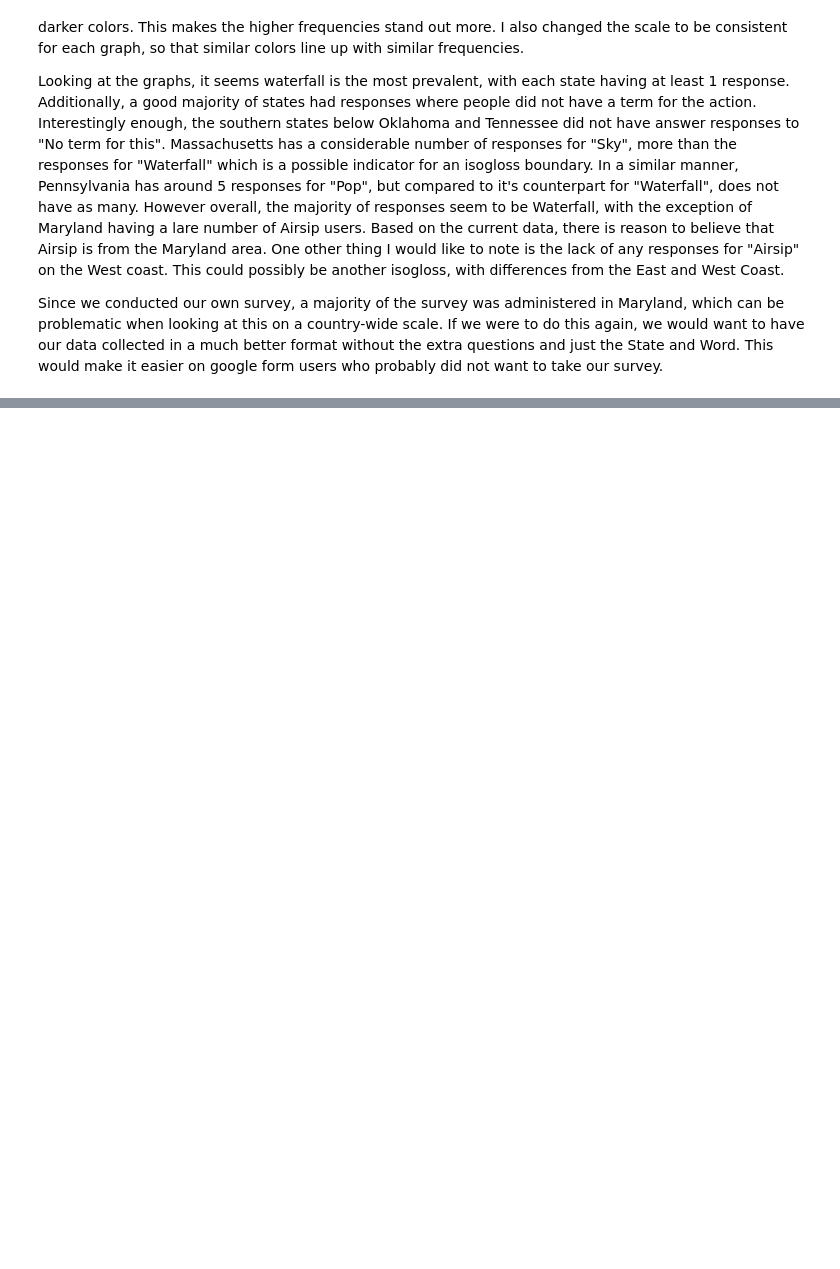
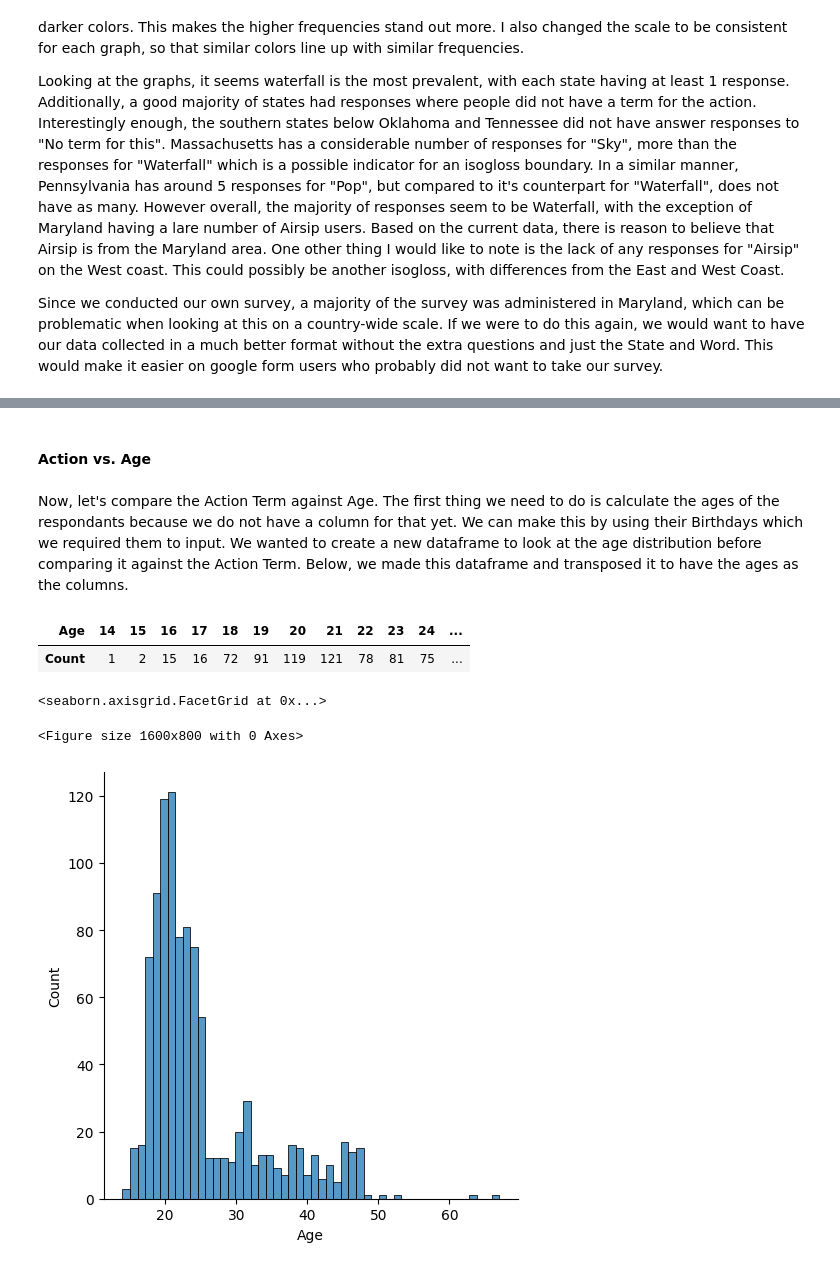
Before and after one commit to kevasinghal/finalproject, a Jupyter notebook: airsip.ipynb, the cells around one changed output, grey strips where cells are left out. Saved outputs shown, nothing was run; the diff lists cells and outputs as text; code cells hidden in the pictures; blank space fills up the shorter version.

```diff
--- a/airsip.ipynb
+++ b/airsip.ipynb
@@ -744,0 +792,27 @@ Since we conducted our own survey, a majority of the survey was administered in
+# %% [markdown]
+#### Action vs. Age
+# %% [markdown]
+Now, let's compare the Action Term against Age. The first thing we need to do is calculate the ages of the respondants because we do not have a column for that yet. We can make this by using their Birthdays which we required them to input. We wanted to create a new dataframe to look at the age distribution before comparing it against the Action Term. Below, we made this dataframe and transposed it to have the ages as the columns.
+# %%
+## Calculating the Age from Birthdays and adding it to a new column in df
+today = datetime.today()
+data['Age'] = data['Birthday'].apply(lambda x: today.year - x.year - ((today.month, today.day) < (x.month, x.day)))
+
+
+ages = data.groupby(['Age']).size().reset_index(name='Count')
+# ^ This will get the number of times each Age occurs in our data
+ages = ages.transpose()
+pd.set_option('display.max_columns', None)
+ages.columns = ages.iloc[0]
+ages = ages[1:]
+ages
+# %% [output]
+| Age | 14 | 15 | 16 | 17 | 18 | 19 | 20 | 21 | 22 | 23 | 24 | ... |
+| Count | 1 | 2 | 15 | 16 | 72 | 91 | 119 | 121 | 78 | 81 | 75 | ... |
+# %%
+plt.figure(figsize=(16,8))
+sns.displot(data, x="Age", bins = 50)
+# %% [output]
+<seaborn.axisgrid.FacetGrid at 0x...>
+<Figure size 1600x800 with 0 Axes>
+[figure, added]
```
Also changed, not shown: parts of 13 cells of this notebook.
